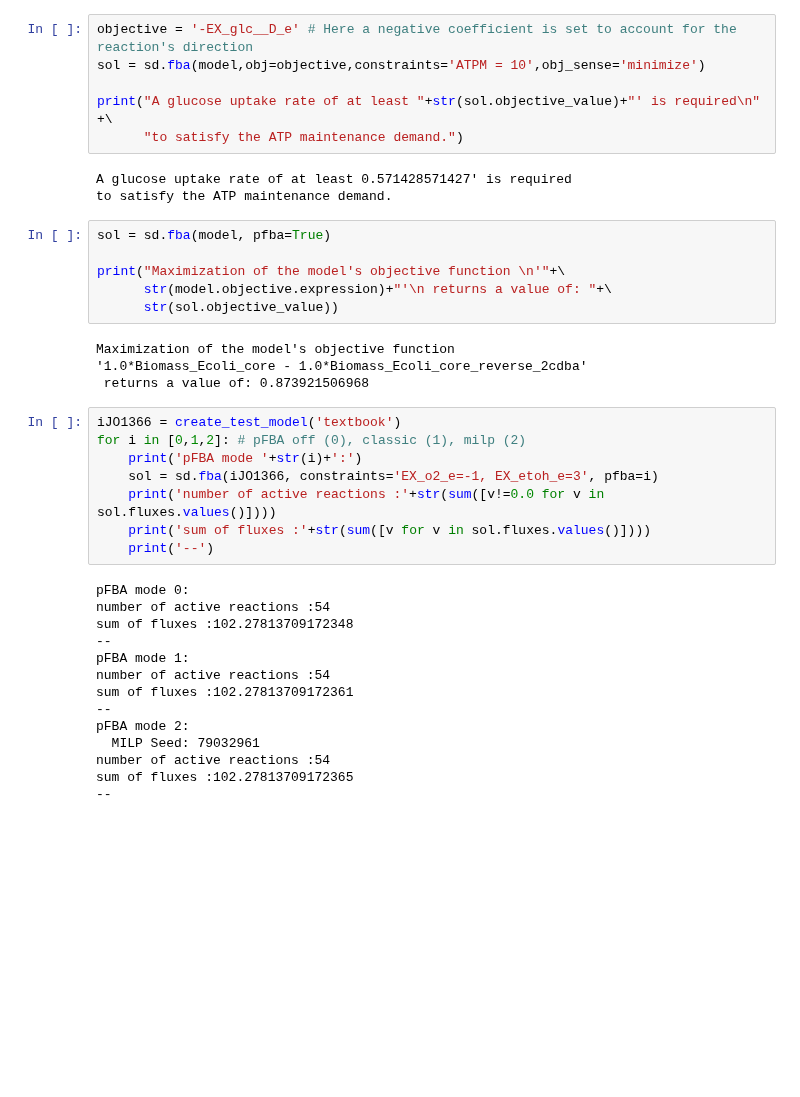
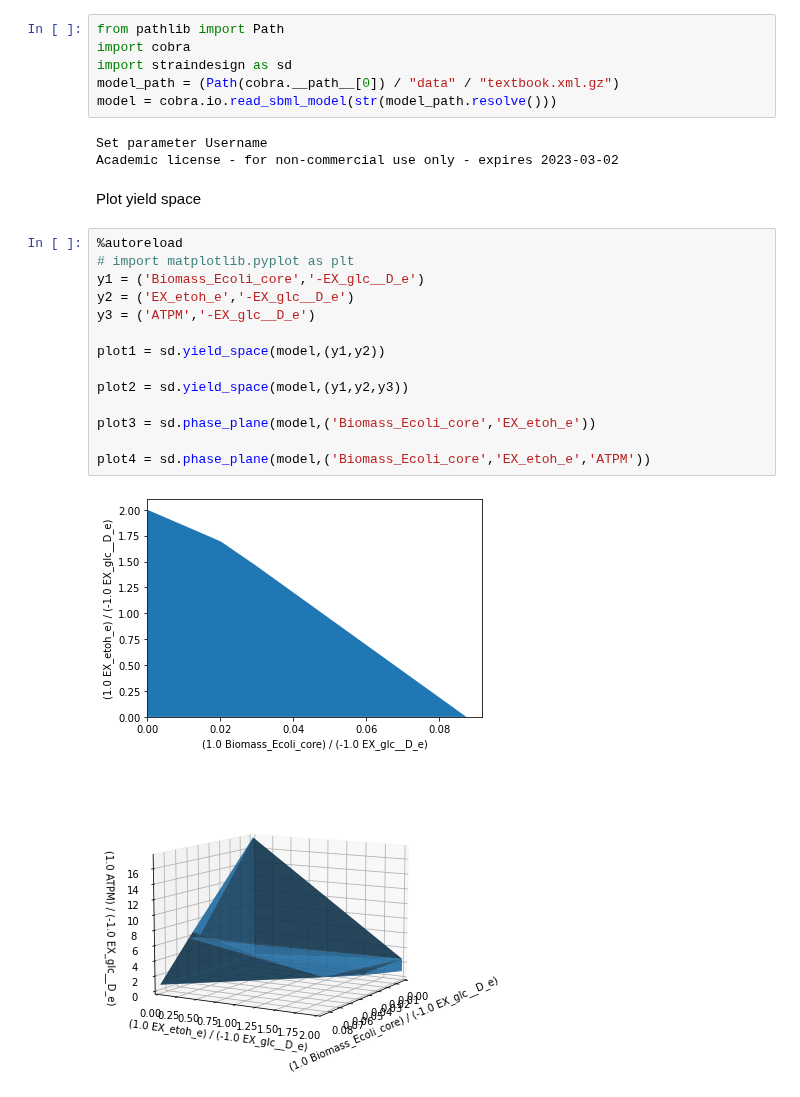
Before and after one commit to klamt-lab/straindesign, a Jupyter notebook: examples/JN_02_flux_and_yield_space.ipynb, the cells around one changed output. Saved outputs shown, nothing was run; the diff lists cells and outputs as text; blank space fills up the shorter version.

Commit message:
added phase plane and yield space

```diff
--- a/examples/JN_02_flux_and_yield_space.ipynb
+++ b/examples/JN_02_flux_and_yield_space.ipynb
@@ -53,41 +5,28 @@ Additionally, flux constraints may be taken into account in the flux optimizatio
-# %%
-objective = '-EX_glc__D_e' # Here a negative coefficient is set to account for the reaction's direction
-sol = sd.fba(model,obj=objective,constraints='ATPM = 10',obj_sense='minimize')
-
-print("A glucose uptake rate of at least "+str(sol.objective_value)+"' is required\n" +\
-      "to satisfy the ATP maintenance demand.")
-# %% [output]
-A glucose uptake rate of at least 0.571428571427' is required
-to satisfy the ATP maintenance demand.
-# %%
-sol = sd.fba(model, pfba=True)
-
-print("Maximization of the model's objective function \n'"+\
-      str(model.objective.expression)+"'\n returns a value of: "+\
-      str(sol.objective_value))
-# %% [output]
-Maximization of the model's objective function
-'1.0*Biomass_Ecoli_core - 1.0*Biomass_Ecoli_core_reverse_2cdba'
- returns a value of: 0.873921506968
-# %%
-iJO1366 = create_test_model('textbook')
-for i in [0,1,2]: # pFBA off (0), classic (1), milp (2)
-    print('pFBA mode '+str(i)+':')
-    sol = sd.fba(iJO1366, constraints='EX_o2_e=-1, EX_etoh_e=3', pfba=i)
-    print('number of active reactions :'+str(sum([v!=0.0 for v in sol.fluxes.values()])))
-    print('sum of fluxes :'+str(sum([v for v in sol.fluxes.values()])))
-    print('--')
-# %% [output]
-pFBA mode 0:
-number of active reactions :54
-sum of fluxes :102.27813709172348
---
-pFBA mode 1:
-number of active reactions :54
-sum of fluxes :102.27813709172361
---
-pFBA mode 2:
-  MILP Seed: 79032961
-number of active reactions :54
-sum of fluxes :102.27813709172365
---
+# %%
+from pathlib import Path
+import cobra
+import straindesign as sd
+model_path = (Path(cobra.__path__[0]) / "data" / "textbook.xml.gz")
+model = cobra.io.read_sbml_model(str(model_path.resolve()))
+# %% [output]
+Set parameter Username
+Academic license - for non-commercial use only - expires 2023-03-02
+# %% [markdown]
+Plot yield space
+# %%
+%autoreload
+# import matplotlib.pyplot as plt
+y1 = ('Biomass_Ecoli_core','-EX_glc__D_e')
+y2 = ('EX_etoh_e','-EX_glc__D_e')
+y3 = ('ATPM','-EX_glc__D_e')
+
+plot1 = sd.yield_space(model,(y1,y2))
+
+plot2 = sd.yield_space(model,(y1,y2,y3))
+
+plot3 = sd.phase_plane(model,('Biomass_Ecoli_core','EX_etoh_e'))
+
+plot4 = sd.phase_plane(model,('Biomass_Ecoli_core','EX_etoh_e','ATPM'))
+# %% [output]
+[figure, added]
+[figure, added]
```
Also changed, not shown: parts of 13 cells of this notebook, 2 other files.
